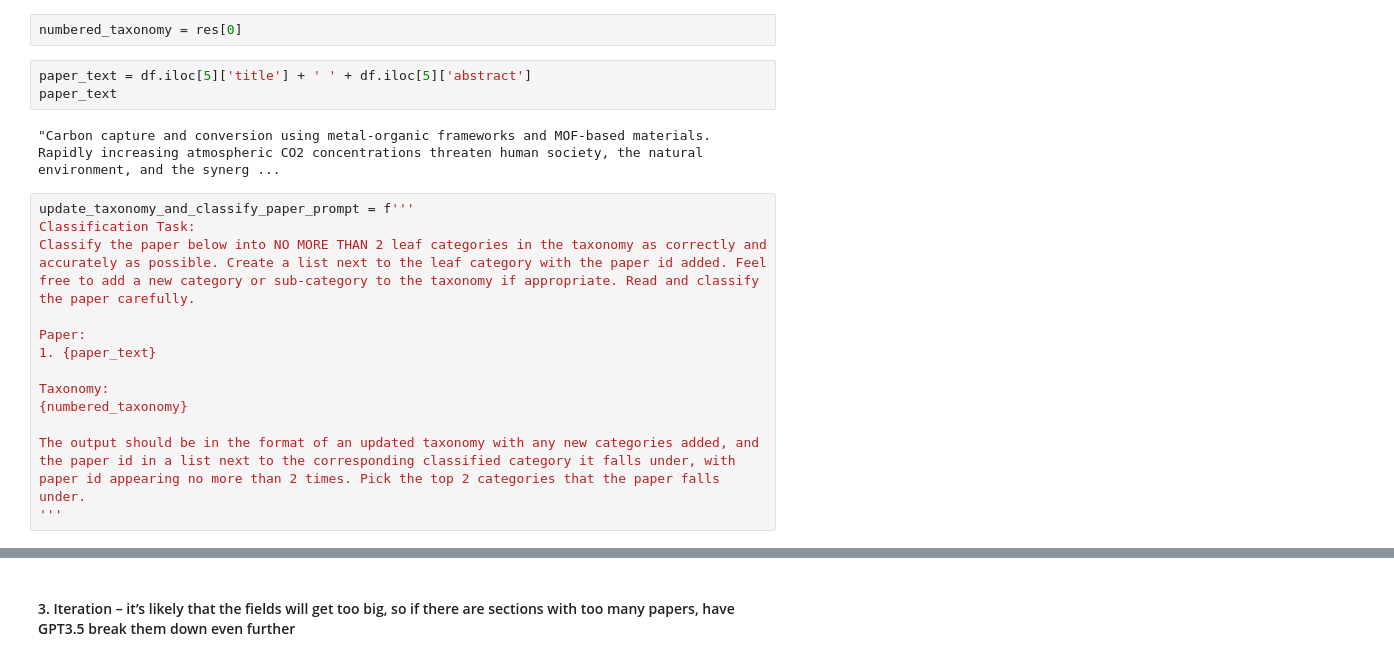
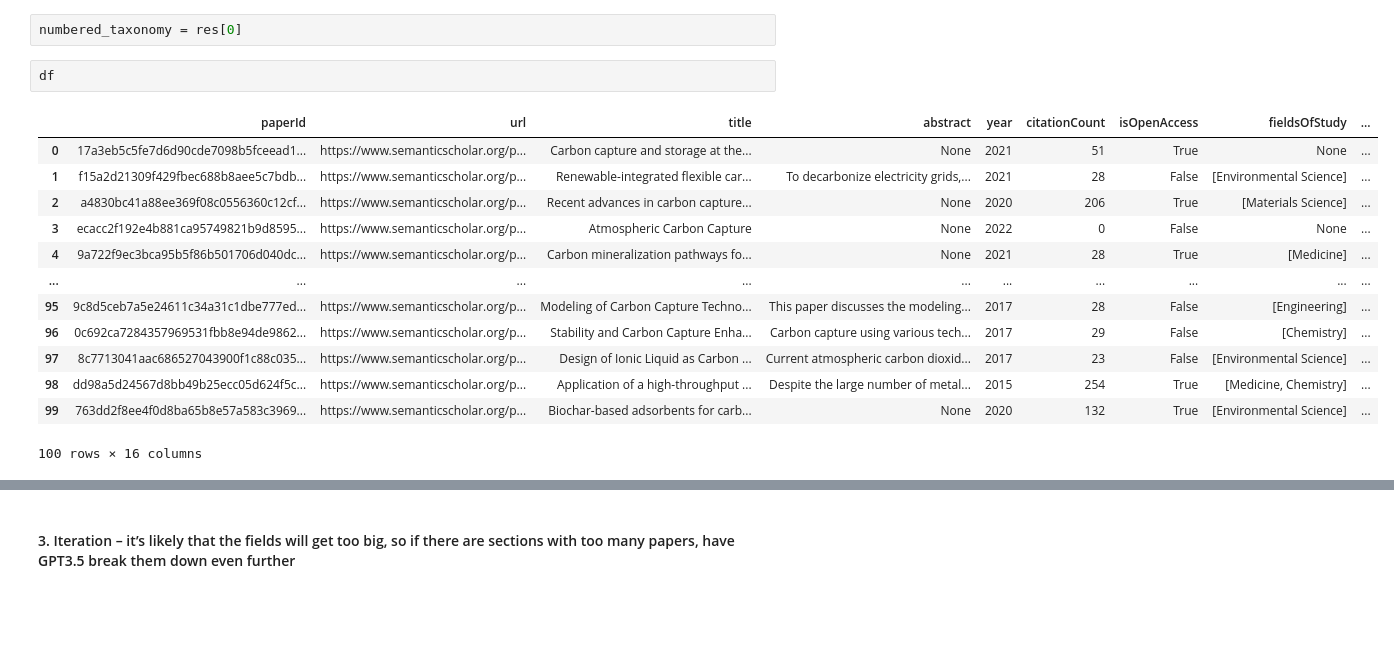
Before and after one commit to KevinH48264/autoscious-carbon-capture, a Jupyter notebook: knowledge_base/generate_viz.ipynb, the cells around one changed output, grey strips where cells are left out. Saved outputs shown, nothing was run; the diff lists cells and outputs as text; blank space fills up the shorter version.

```diff
--- a/knowledge_base/generate_viz.ipynb
+++ b/knowledge_base/generate_viz.ipynb
@@ -513,20 +529,18 @@ Completion info:  {
 # %%
 numbered_taxonomy = res[0]
-# %%
-paper_text = df.iloc[5]['title'] + ' ' + df.iloc[5]['abstract']
-paper_text
-# %% [output]
-"Carbon capture and conversion using metal-organic frameworks and MOF-based materials. Rapidly increasing atmospheric CO2 concentrations threaten human society, the natural environment, and the synerg ...
-# %%
-update_taxonomy_and_classify_paper_prompt = f'''
-Classification Task:
-Classify the paper below into NO MORE THAN 2 leaf categories in the taxonomy as correctly and accurately as possible. Create a list next to the leaf category with the paper id added. Feel free to add a new category or sub-category to the taxonomy if appropriate. Read and classify the paper carefully.
-
-Paper:
-1. {paper_text}
-
-Taxonomy:
-{numbered_taxonomy}
-
-The output should be in the format of an updated taxonomy with any new categories added, and the paper id in a list next to the corresponding classified category it falls under, with paper id appearing no more than 2 times. Pick the top 2 categories that the paper falls under.
-'''
+# %%
+df
+# %% [output]
+|  | paperId | url | title | abstract | year | citationCount | isOpenAccess | fieldsOfStudy | ... |
+| 0 | 17a3eb5c5fe7d6d90cde7098b5fceead1... | https://www.semanticscholar.org/p... | Carbon capture and storage at the... | None | 2021 | 51 | True | None | ... |
+| 1 | f15a2d21309f429fbec688b8aee5c7bdb... | https://www.semanticscholar.org/p... | Renewable-integrated flexible car... | To decarbonize electricity grids,... | 2021 | 28 | False | [Environmental Science] | ... |
+| 2 | a4830bc41a88ee369f08c0556360c12cf... | https://www.semanticscholar.org/p... | Recent advances in carbon capture... | None | 2020 | 206 | True | [Materials Science] | ... |
+| 3 | ecacc2f192e4b881ca95749821b9d8595... | https://www.semanticscholar.org/p... | Atmospheric Carbon Capture | None | 2022 | 0 | False | None | ... |
+| 4 | 9a722f9ec3bca95b5f86b501706d040dc... | https://www.semanticscholar.org/p... | Carbon mineralization pathways fo... | None | 2021 | 28 | True | [Medicine] | ... |
+| ... | ... | ... | ... | ... | ... | ... | ... | ... | ... |
+| 95 | 9c8d5ceb7a5e24611c34a31c1dbe777ed... | https://www.semanticscholar.org/p... | Modeling of Carbon Capture Techno... | This paper discusses the modeling... | 2017 | 28 | False | [Engineering] | ... |
+| 96 | 0c692ca7284357969531fbb8e94de9862... | https://www.semanticscholar.org/p... | Stability and Carbon Capture Enha... | Carbon capture using various tech... | 2017 | 29 | False | [Chemistry] | ... |
+| 97 | 8c7713041aac686527043900f1c88c035... | https://www.semanticscholar.org/p... | Design of Ionic Liquid as Carbon ... | Current atmospheric carbon dioxid... | 2017 | 23 | False | [Environmental Science] | ... |
+| 98 | dd98a5d24567d8bb49b25ecc05d624f5c... | https://www.semanticscholar.org/p... | Application of a high-throughput ... | Despite the large number of metal... | 2015 | 254 | True | [Medicine, Chemistry] | ... |
+| 99 | 763dd2f8ee4f0d8ba65b8e57a583c3969... | https://www.semanticscholar.org/p... | Biochar-based adsorbents for carb... | None | 2020 | 132 | True | [Environmental Science] | ... |
+100 rows × 16 columns
```
Also changed, not shown: parts of 23 cells of this notebook.
